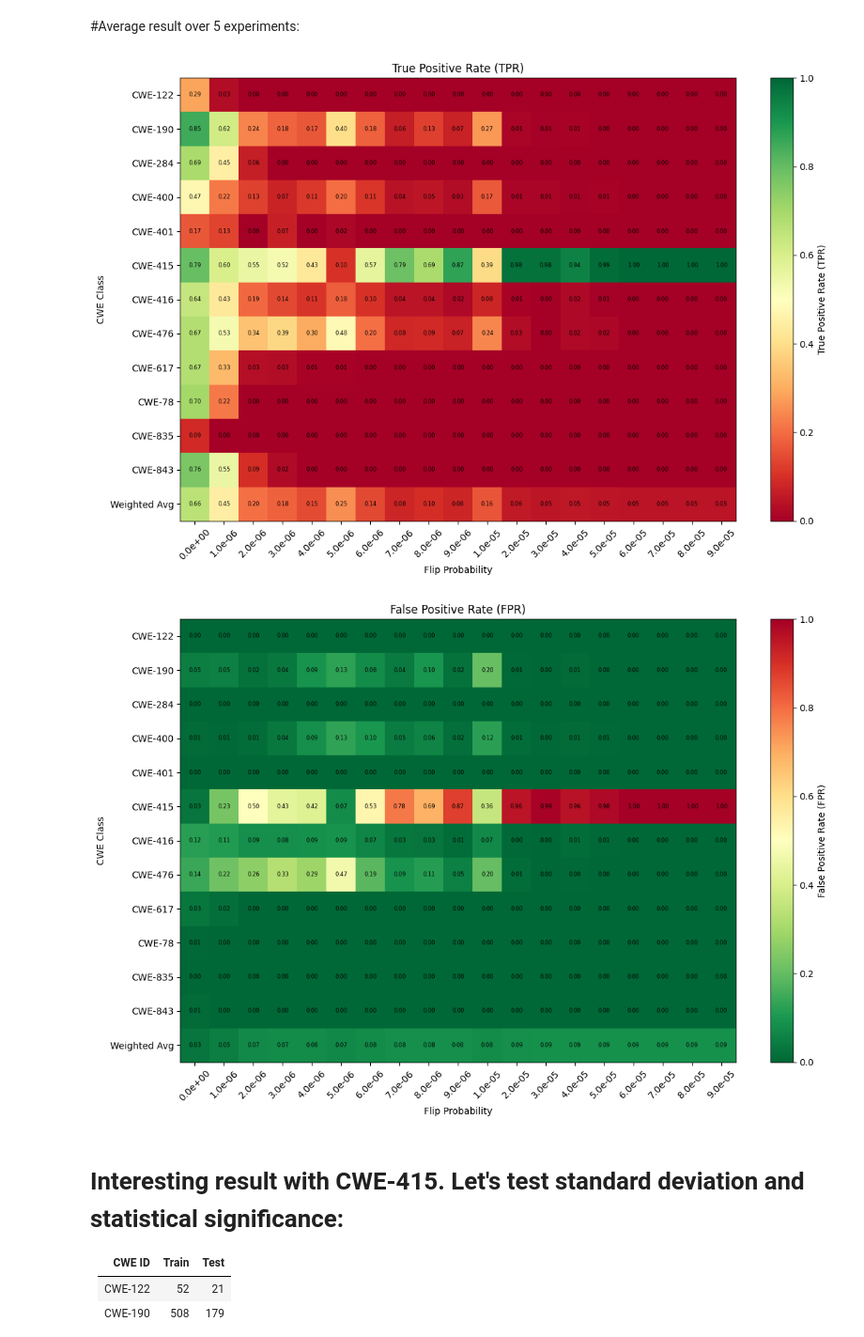
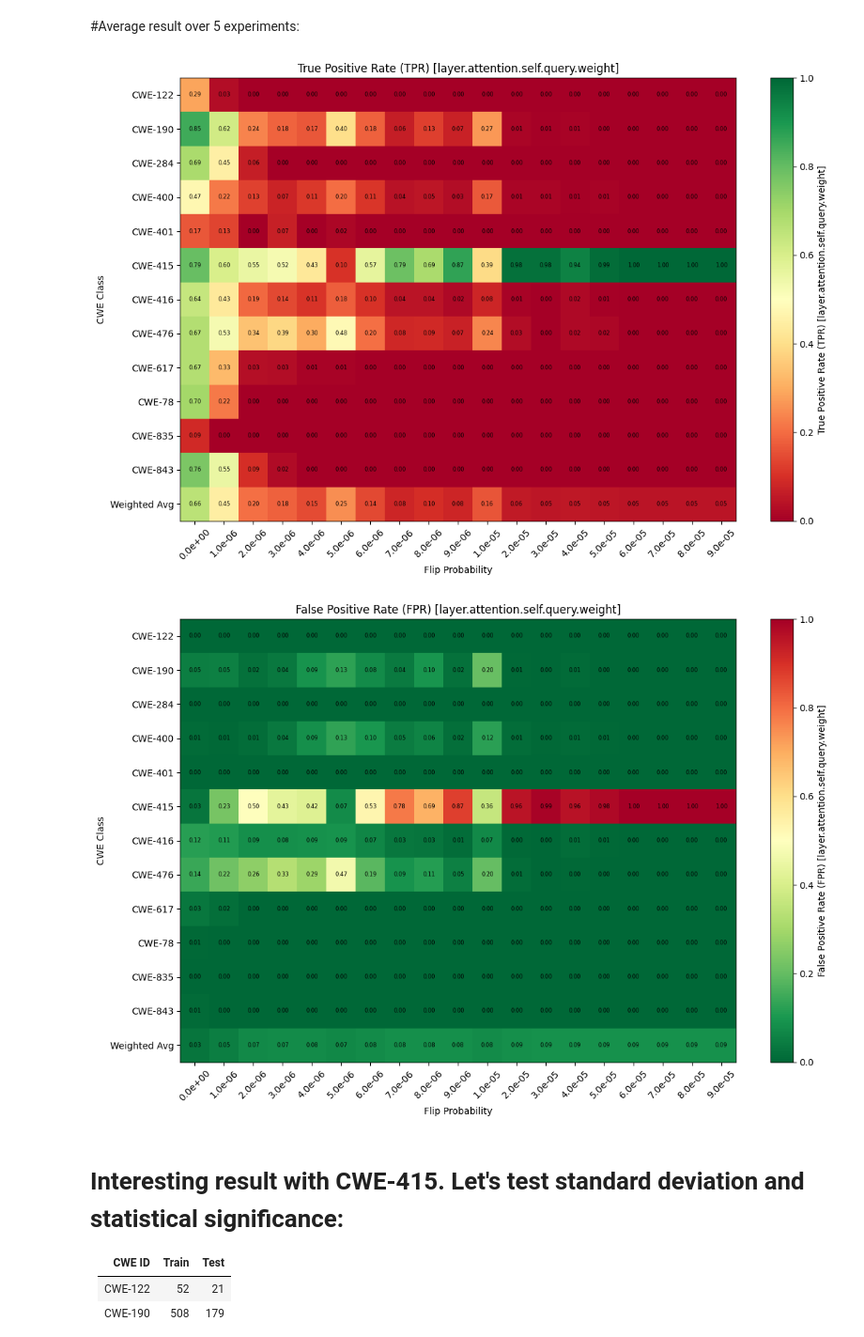
Before and after one commit to alenabd24/LLM_Fault_Tolerance, a Jupyter notebook: May_June_Analysis.ipynb, the cells around one changed output. Shown at 94% size. Drawn from its saved outputs; the diff is of its cells as text; code cells hidden in the pictures.

Commit message:
Data visualiation and analysis for 17/06/2025 meeting.

```diff
--- a/May_June_Analysis.ipynb
+++ b/May_June_Analysis.ipynb
@@ -53,37 +53,37 @@ for results_dir in results_dirs:
 
 # combine all records and average over experiments
 all_df = pd.concat(records, ignore_index=True)
 grouped = all_df.groupby(["CWE Class", "flip_prob"], as_index=False).mean()
 
 # Pivot into matrices
 tpr_matrix = grouped.pivot(index="CWE Class", columns="flip_prob", values="TPR")
 fpr_matrix = grouped.pivot(index="CWE Class", columns="flip_prob", values="FPR")
 
 tpr_matrix = tpr_matrix.reindex(sorted(tpr_matrix.columns), axis=1)
 fpr_matrix = fpr_matrix.reindex(sorted(fpr_matrix.columns), axis=1)
 
 def plot_heatmap(mat, title, cmap, filename):
     plt.figure(figsize=(12, 8))
     im = plt.imshow(mat.values, aspect="auto", cmap=cmap, vmin=0.0, vmax=1.0)
     plt.colorbar(im, label=title)
     for i in range(mat.shape[0]):
         for j in range(mat.shape[1]):
             plt.text(j, i, f"{mat.values[i, j]:.2f}",
                      ha="center", va="center", color="black", fontsize=6)
     plt.yticks(range(mat.shape[0]), mat.index)
     plt.xticks(range(mat.shape[1]), [f"{fp:.1e}" for fp in mat.columns], rotation=45)
     plt.xlabel("Flip Probability")
     plt.ylabel("CWE Class")
     plt.title(title)
     plt.tight_layout()
     plt.savefig(filename, dpi=300)
     plt.show()
 
-plot_heatmap(tpr_matrix, "True Positive Rate (TPR)", cmap="RdYlGn", filename="TPR_avg_over_5runs.png")
-plot_heatmap(fpr_matrix, "False Positive Rate (FPR)", cmap="RdYlGn_r", filename="FPR_avg_over_5runs.png")
+plot_heatmap(tpr_matrix, "True Positive Rate (TPR) [layer.attention.self.query.weight]", cmap="RdYlGn", filename="TPR_avg_over_5runs.png")
+plot_heatmap(fpr_matrix, "False Positive Rate (FPR) [layer.attention.self.query.weight]", cmap="RdYlGn_r", filename="FPR_avg_over_5runs.png")
 # %% [output]
-[figure, old version]
+[figure, new version]
-[figure, old version]
+[figure, new version]
 # %% [markdown]
 # Interesting result with CWE-415. Let's test standard deviation and statistical significance:
 
```
Also changed, not shown: parts of 13 cells of this notebook.
